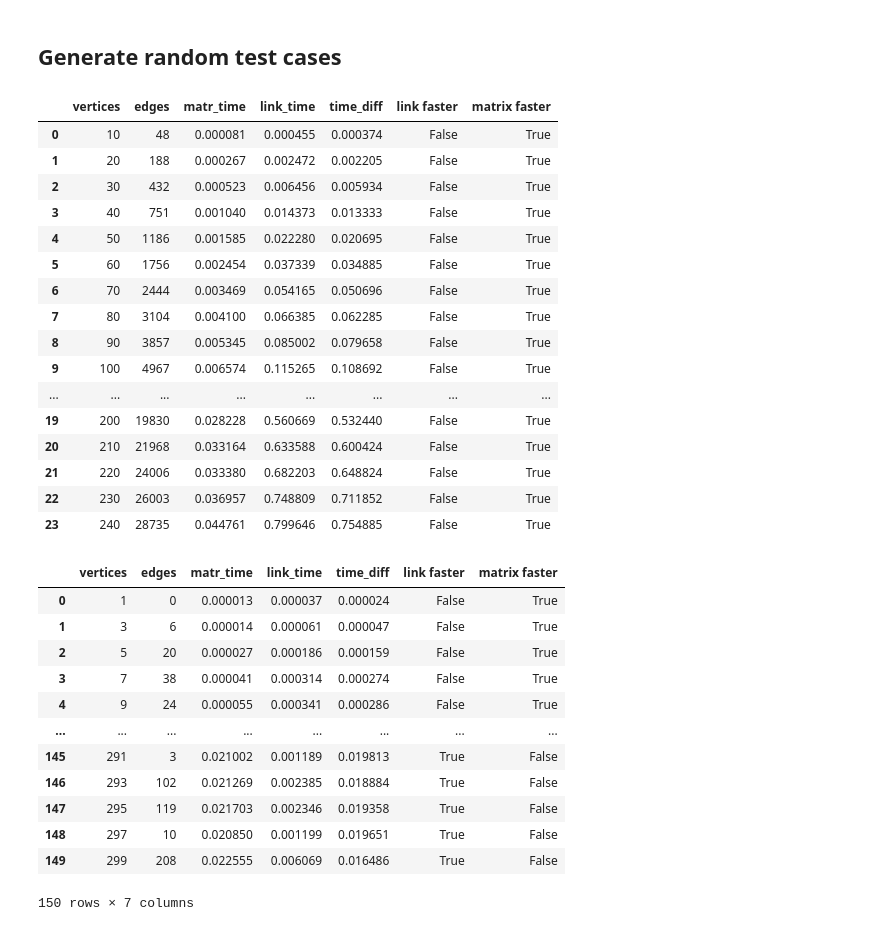
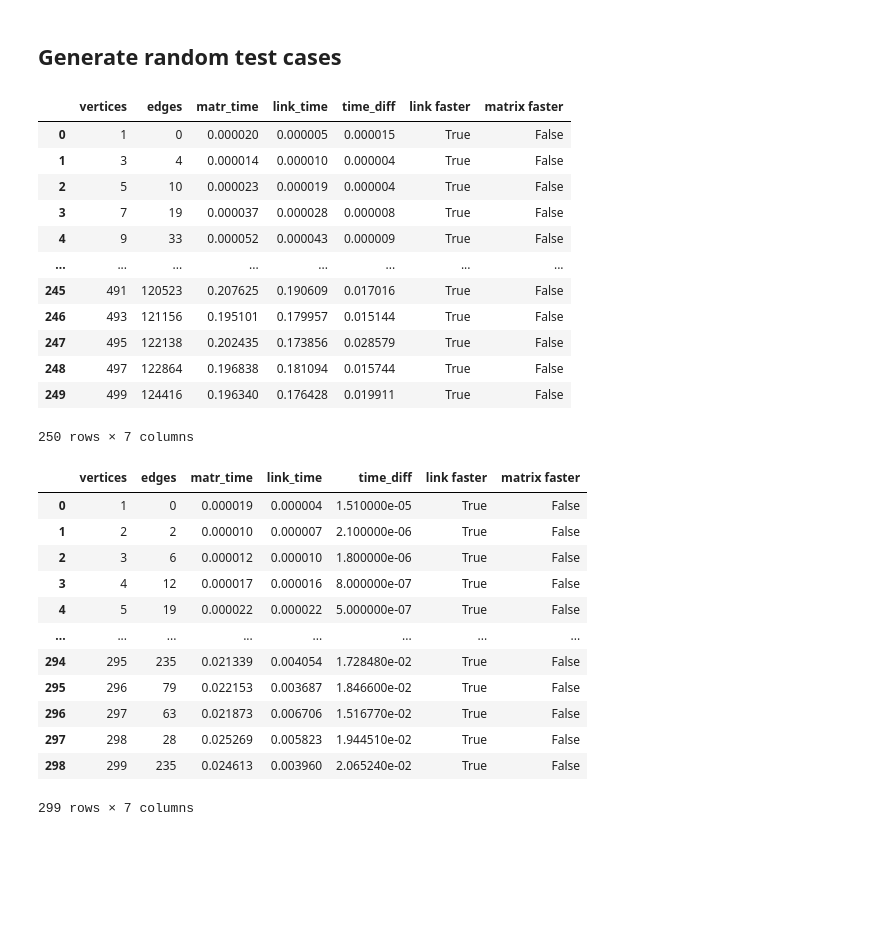
Before and after one commit to Kiriketsuki/CZ2101, a Jupyter notebook: Lab 2/dijkstra_algo.ipynb, the cells around one changed output. Cells and saved outputs as stored; diff of their text form; code cells hidden in the pictures; blank space fills up the shorter version.

```diff
--- a/Lab 2/dijkstra_algo.ipynb
+++ b/Lab 2/dijkstra_algo.ipynb
@@ -372,13 +377,16 @@ class linked_list:
     def __init__(self):
         self.size = 0
         self.head = None
+        self.tail = None
 
     def append(self, number):
         temp = node(number, self.size) # insert at the end, so insert at size
         if (self.head == None): # first node
             self.head = temp
+            self.tail = self.head
         else:
-            self.node_at(self.size - 1).next_node = temp # insert at the end
+            self.tail.next_node = temp
+            self.tail = self.tail.next_node
         self.size += 1
 
     def print_list(self):
@@ -585,13 +608,15 @@ class list_graph:
         visited = [0] * (self.vertices + 1)
 
         known_distance[source] = 0
-        prio_queueueue = priority_queue()
+        # prio_queueueue = priority_queue()
+        prio_queueueue = handmade_prio_q()
         for i in range(1, self.vertices + 1):
-            prio_queueueue.put((known_distance[i], i))
+            prio_queueueue.add_object(i, known_distance[i])
 
-        while not prio_queueueue.empty():
-            current_tuple = prio_queueueue.get()
-            current_vertex = current_tuple[1]
+        while not prio_queueueue.is_empty():
+            current_tuple = prio_queueueue.array[0]
+            current_vertex = current_tuple[0]
+            prio_queueueue.del_object(current_vertex)
             visited[current_vertex] = 1
 
             current_node = self.list[current_vertex].head.next_node
@@ -601,10 +626,10 @@ class list_graph:
                 bool_two = known_distance[adjacent] > known_distance[current_vertex] + current_node.weight
 
                 if (bool_one and bool_two):
-                    prio_queueueue = self.remove_queue(prio_queueueue, adjacent)
+                    prio_queueueue.del_object(adjacent)
                     known_distance[adjacent] = known_distance[current_vertex] + current_node.weight
                     previous_node[adjacent] = current_vertex
-                    prio_queueueue.put((known_distance[adjacent], adjacent))
+                    prio_queueueue.add_object(adjacent, known_distance[adjacent])
                 current_node = current_node.next_node
         end = time.perf_counter()
         time_taken = end - start
@@ -767,45 +792,41 @@ def run_test(test_dictionary, printing = True):
 
     return pd.DataFrame.from_dict(result_dictionary, orient = "index")
 # %%
-test_set_0 = iterate_test_case(10, 250, 10)
+test_set_0 = iterate_test_case(1, 500, 2)
 results_0 = run_test(test_set_0, False)
 results_0
 # %% [output]
 |  | vertices | edges | matr_time | link_time | time_diff | link faster | matrix faster |
-| 0 | 10 | 48 | 0.000081 | 0.000455 | 0.000374 | False | True |
-| 1 | 20 | 188 | 0.000267 | 0.002472 | 0.002205 | False | True |
-| 2 | 30 | 432 | 0.000523 | 0.006456 | 0.005934 | False | True |
-| 3 | 40 | 751 | 0.001040 | 0.014373 | 0.013333 | False | True |
-| 4 | 50 | 1186 | 0.001585 | 0.022280 | 0.020695 | False | True |
-| 5 | 60 | 1756 | 0.002454 | 0.037339 | 0.034885 | False | True |
-| 6 | 70 | 2444 | 0.003469 | 0.054165 | 0.050696 | False | True |
-| 7 | 80 | 3104 | 0.004100 | 0.066385 | 0.062285 | False | True |
-| 8 | 90 | 3857 | 0.005345 | 0.085002 | 0.079658 | False | True |
-| 9 | 100 | 4967 | 0.006574 | 0.115265 | 0.108692 | False | True |
+| 0 | 1 | 0 | 0.000020 | 0.000005 | 0.000015 | True | False |
+| 1 | 3 | 4 | 0.000014 | 0.000010 | 0.000004 | True | False |
+| 2 | 5 | 10 | 0.000023 | 0.000019 | 0.000004 | True | False |
+| 3 | 7 | 19 | 0.000037 | 0.000028 | 0.000008 | True | False |
+| 4 | 9 | 33 | 0.000052 | 0.000043 | 0.000009 | True | False |
 | ... | ... | ... | ... | ... | ... | ... | ... |
-| 19 | 200 | 19830 | 0.028228 | 0.560669 | 0.532440 | False | True |
-| 20 | 210 | 21968 | 0.033164 | 0.633588 | 0.600424 | False | True |
-| 21 | 220 | 24006 | 0.033380 | 0.682203 | 0.648824 | False | True |
-| 22 | 230 | 26003 | 0.036957 | 0.748809 | 0.711852 | False | True |
-| 23 | 240 | 28735 | 0.044761 | 0.799646 | 0.754885 | False | True |
+| 245 | 491 | 120523 | 0.207625 | 0.190609 | 0.017016 | True | False |
+| 246 | 493 | 121156 | 0.195101 | 0.179957 | 0.015144 | True | False |
+| 247 | 495 | 122138 | 0.202435 | 0.173856 | 0.028579 | True | False |
+| 248 | 497 | 122864 | 0.196838 | 0.181094 | 0.015744 | True | False |
+| 249 | 499 | 124416 | 0.196340 | 0.176428 | 0.019911 | True | False |
+250 rows × 7 columns
 # %%
 test_set_1 = random_test_case(1,300)
 results_1 = run_test(test_set_1, False)
 results_1
 # %% [output]
 |  | vertices | edges | matr_time | link_time | time_diff | link faster | matrix faster |
-| 0 | 1 | 0 | 0.000013 | 0.000037 | 0.000024 | False | True |
-| 1 | 3 | 6 | 0.000014 | 0.000061 | 0.000047 | False | True |
-| 2 | 5 | 20 | 0.000027 | 0.000186 | 0.000159 | False | True |
-| 3 | 7 | 38 | 0.000041 | 0.000314 | 0.000274 | False | True |
-| 4 | 9 | 24 | 0.000055 | 0.000341 | 0.000286 | False | True |
+| 0 | 1 | 0 | 0.000019 | 0.000004 | 1.510000e-05 | True | False |
+| 1 | 2 | 2 | 0.000010 | 0.000007 | 2.100000e-06 | True | False |
+| 2 | 3 | 6 | 0.000012 | 0.000010 | 1.800000e-06 | True | False |
+| 3 | 4 | 12 | 0.000017 | 0.000016 | 8.000000e-07 | True | False |
+| 4 | 5 | 19 | 0.000022 | 0.000022 | 5.000000e-07 | True | False |
 | ... | ... | ... | ... | ... | ... | ... | ... |
-| 145 | 291 | 3 | 0.021002 | 0.001189 | 0.019813 | True | False |
-| 146 | 293 | 102 | 0.021269 | 0.002385 | 0.018884 | True | False |
-| 147 | 295 | 119 | 0.021703 | 0.002346 | 0.019358 | True | False |
-| 148 | 297 | 10 | 0.020850 | 0.001199 | 0.019651 | True | False |
-| 149 | 299 | 208 | 0.022555 | 0.006069 | 0.016486 | True | False |
+| 294 | 295 | 235 | 0.021339 | 0.004054 | 1.728480e-02 | True | False |
+| 295 | 296 | 79 | 0.022153 | 0.003687 | 1.846600e-02 | True | False |
+| 296 | 297 | 63 | 0.021873 | 0.006706 | 1.516770e-02 | True | False |
+| 297 | 298 | 28 | 0.025269 | 0.005823 | 1.944510e-02 | True | False |
+| 298 | 299 | 235 | 0.024613 | 0.003960 | 2.065240e-02 | True | False |
-150 rows × 7 columns
+299 rows × 7 columns
 # %%
 sb.jointplot(data = results_0, x = "vertices", y = "time_diff")
 # %% [output]
```
Also changed, not shown: parts of 8 cells of this notebook.
